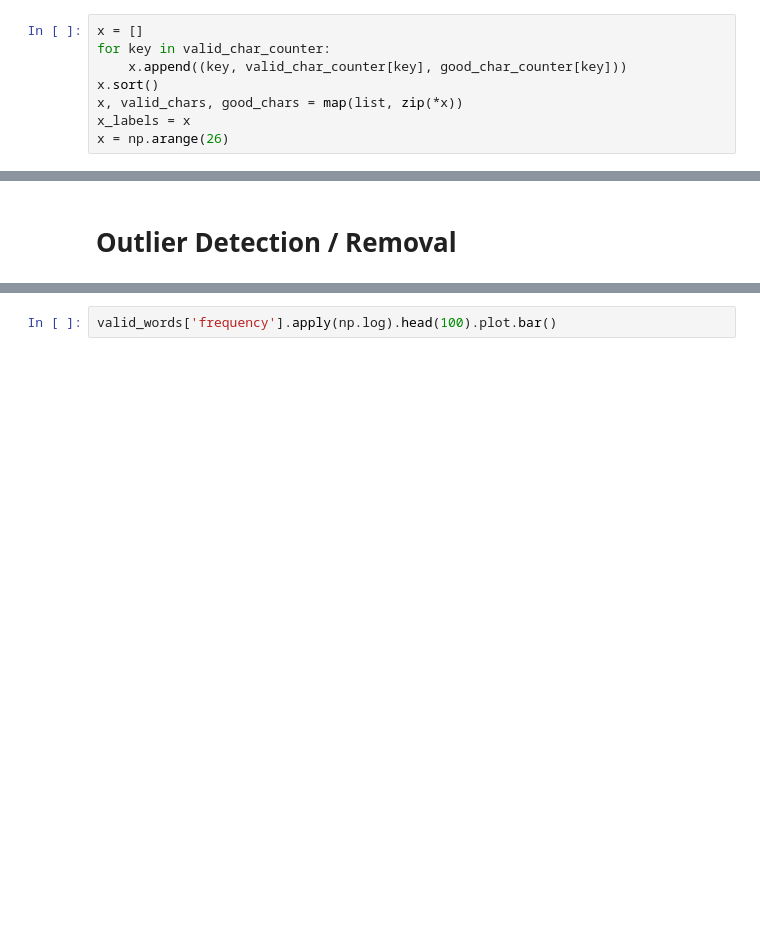
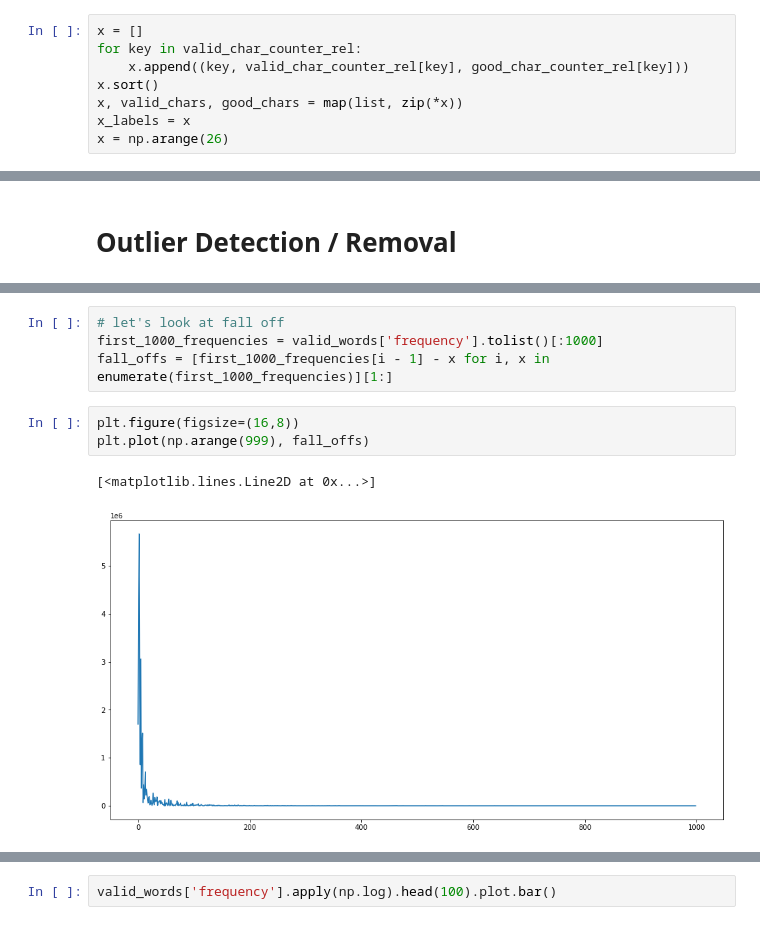
Before and after one commit to nategivens/LexGen, a Jupyter notebook: en_50k_2018-ingestion.ipynb, the cells around one changed output, grey strips where cells are left out. Cells and saved outputs as stored; diff of their text form; blank space fills up the shorter version.

```diff
--- a/en_50k_2018-ingestion.ipynb
+++ b/en_50k_2018-ingestion.ipynb
@@ -238,7 +227,7 @@ good_char_counter
 # %%
 x = []
-for key in valid_char_counter:
-    x.append((key, valid_char_counter[key], good_char_counter[key]))
+for key in valid_char_counter_rel:
+    x.append((key, valid_char_counter_rel[key], good_char_counter_rel[key]))
 x.sort()
 x, valid_chars, good_chars = map(list, zip(*x))
 x_labels = x
@@ -410 +419,11 @@ dtype: object
+# %%
+# let's look at fall off
+first_1000_frequencies = valid_words['frequency'].tolist()[:1000]
+fall_offs = [first_1000_frequencies[i - 1] - x for i, x in enumerate(first_1000_frequencies)][1:]
+# %%
+plt.figure(figsize=(16,8))
+plt.plot(np.arange(999), fall_offs)
+# %% [output]
+[<matplotlib.lines.Line2D at 0x...>]
+[figure, added]
 # %%
```
Also changed, not shown: parts of 31 cells of this notebook, 1 other file.
